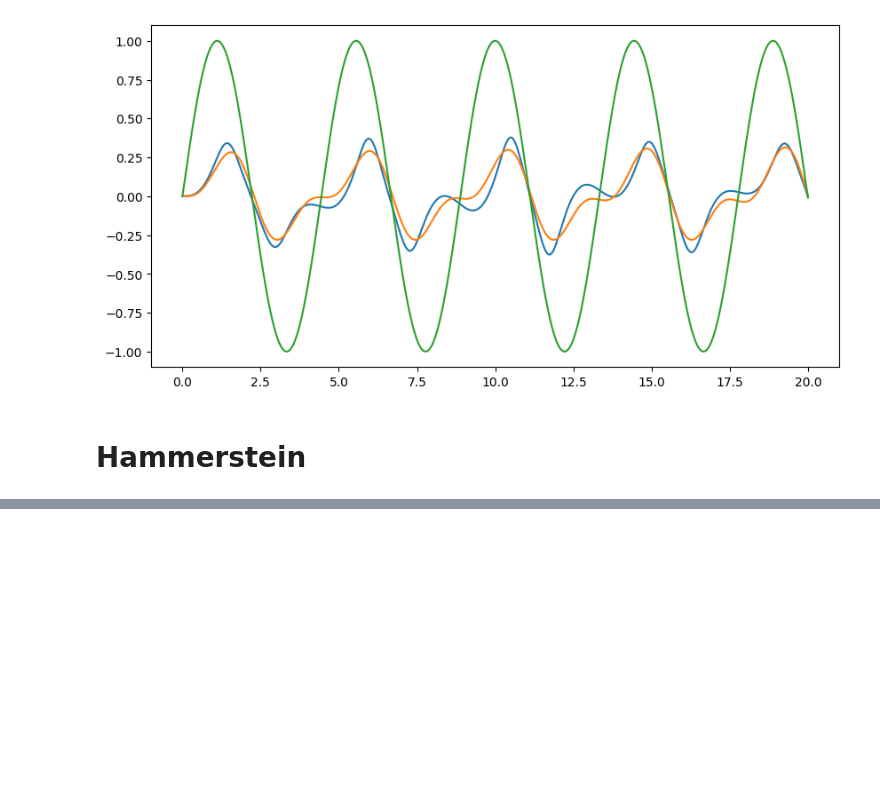
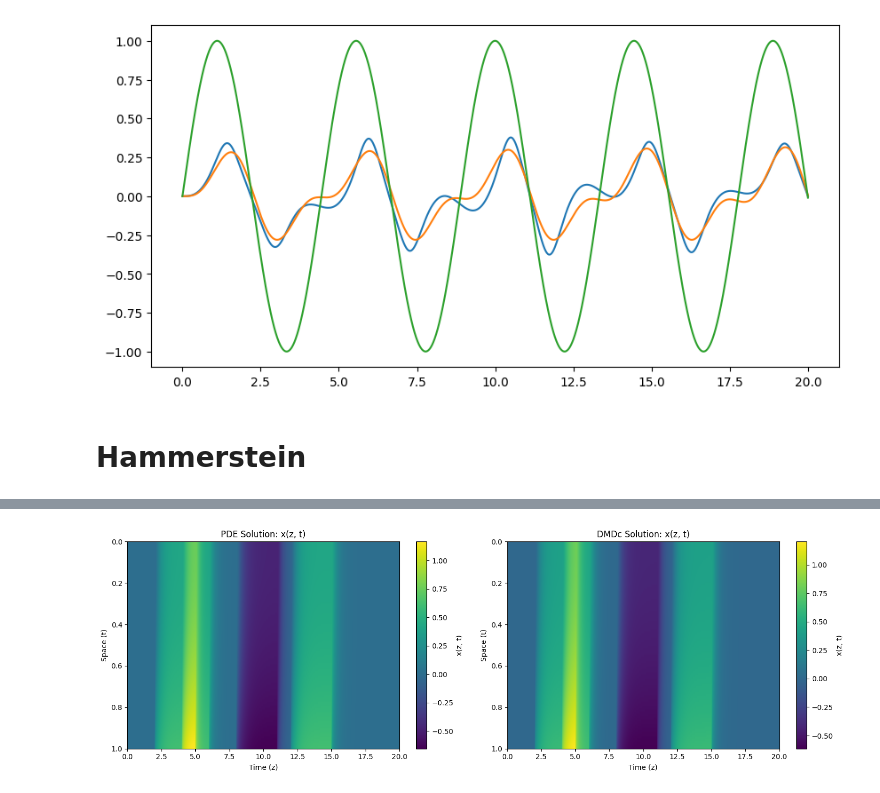
Before and after one commit to MatzeLopi/KIT-2243070, a Jupyter notebook: Exercises/exam.ipynb, the cells around one changed output, grey strips where cells are left out. Saved outputs shown, nothing was run; the diff lists cells and outputs as text; code cells hidden in the pictures; blank space fills up the shorter version.

```diff
--- a/Exercises/exam.ipynb
+++ b/Exercises/exam.ipynb
@@ -117,0 +78,17 @@ plt.show()
+# %%
+
+x = data2.X[:,:-1]
+x_prime = data2.X[:,1:]
+x_prime1 = x_prime[:101,:]
+x_prime2 = x_prime[101:,:]
+
+x1 = x[:101,:]
+x2 = x[101:,:]
+
+u = data2.u[:, :-1]
+x0 = x[:,0]
+
+z = jnp.linspace(0,1,x.shape[0])
+
+display(x.shape, x_prime.shape, u.shape, x0.shape)
+display(x1.shape, x2.shape, x_prime1.shape, x_prime2.shape)
@@ -117,0 +147,20 @@ plt.show()
+# %%
+plt.figure(figsize=(15, 5))
+plt.subplot(1, 2, 1)
+plt.imshow(x[:101, :], extent=[t[0], t[-1], z[-1], z[0]], aspect='auto', cmap='viridis')
+plt.colorbar(label='x(z, t)')
+plt.xlabel('Time (z)')
+plt.ylabel('Space (t)')
+plt.title('PDE Solution: x(z, t)')
+
+plt.subplot(1, 2, 2)
+plt.imshow(result, extent=[t[0], t[-1], z[-1], z[0]], aspect='auto', cmap='viridis')
+plt.colorbar(label='x(z, t)')
+plt.xlabel('Time (z)')
+plt.ylabel('Space (t)')
+plt.title('DMDc Solution: x(z, t)')
+
+plt.tight_layout()
+plt.show()
+# %% [output]
+[figure, added]
```
Also changed, not shown: parts of 17 cells of this notebook, 5 other files.
